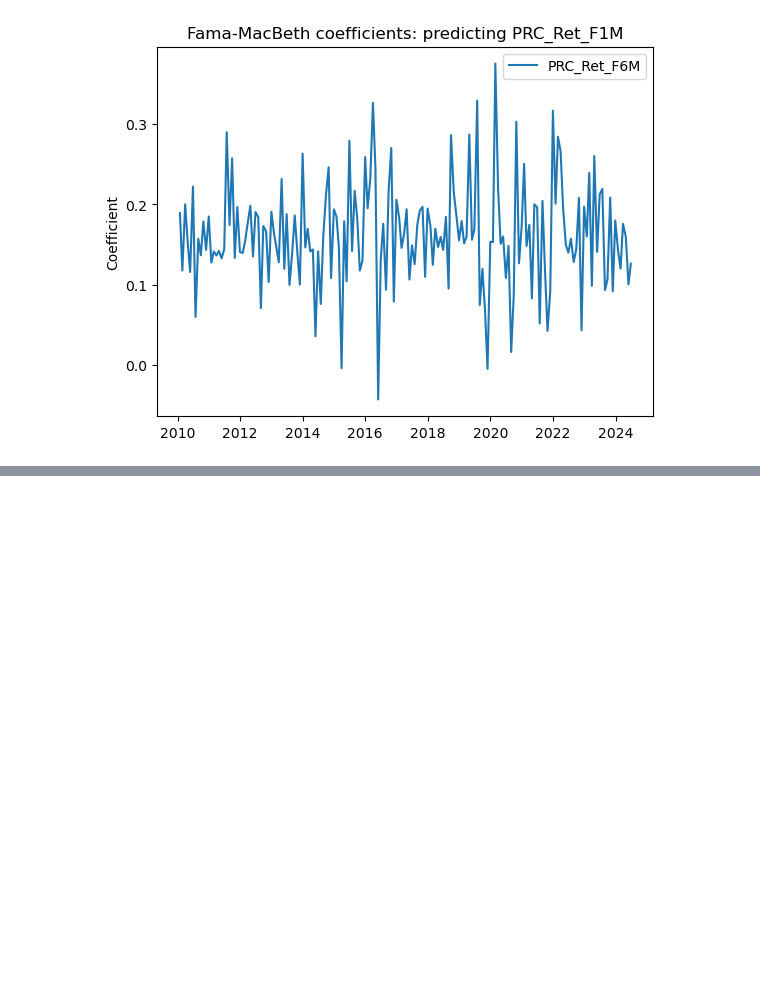
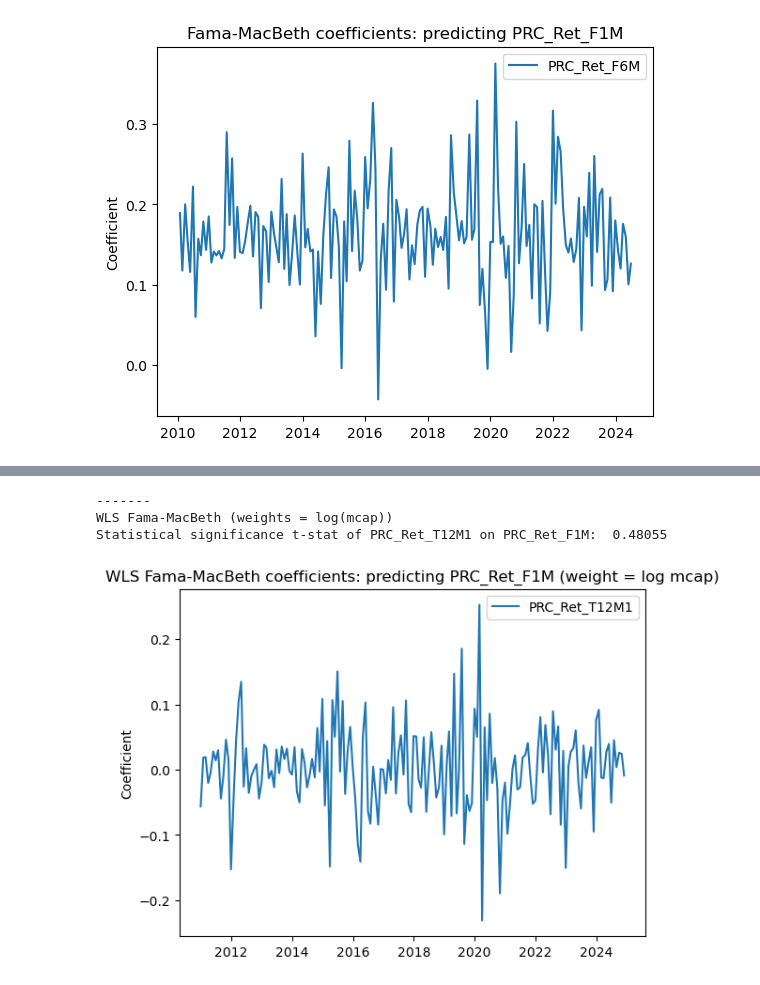
Before and after one commit to Nikhilesh-B/HW-Spring-2026, a Jupyter notebook: QIM/HW2/analysis.ipynb, the cells around one changed output, grey strips where cells are left out. Cells and saved outputs as stored; diff of their text form; code cells hidden in the pictures; blank space fills up the shorter version.

```diff
--- a/QIM/HW2/analysis.ipynb
+++ b/QIM/HW2/analysis.ipynb
@@ -803,0 +808,42 @@ Statistical significance t-stat of PRC_Ret_F6M on PRC_Ret_F1M:  33.22388
+# %%
+def fama_macbeth_regression_wls(indep, dep, weight_col='mcap', months=all_months):
+    """Fama-MacBeth regression using WLS with weights = log(weight_col)."""
+    if not isinstance(indep, list):
+        indep = [indep]
+
+    coef = {}
+    for m in months:
+        DF_month = DF.loc[m]
+        DF_month = DF_month[indep + [dep, weight_col]].dropna()
+        # Drop any rows where mcap <= 0 (log undefined)
+        DF_month = DF_month[DF_month[weight_col] > 0]
+        if len(DF_month) > 0:
+            X = sm.add_constant(DF_month[indep])
+            Y = DF_month[dep]
+            W = np.log(DF_month[weight_col])
+            model = sm.WLS(Y, X, weights=W).fit()
+            coef[m] = dict(model.params)
+
+    print("-------")
+    print("WLS Fama-MacBeth (weights = log(mcap))")
+    for i in indep:
+        coefficients = [c[i] for c in coef.values()]
+        coefficients_mean = np.mean(coefficients)
+        coefficients_std = np.std(coefficients, ddof=1) / np.sqrt(len(coefficients))
+        print(f"Statistical significance t-stat of {i} on {dep}: ", round(coefficients_mean / coefficients_std, 5))
+
+    fig, ax = plt.subplots()
+    for i in indep:
+        coefficients = [c[i] for c in coef.values()]
+        ax.plot(list(coef.keys()), coefficients, label=i)
+    ax.set_title(f"WLS Fama-MacBeth coefficients: predicting {dep} (weight = log mcap)")
+    ax.set_ylabel("Coefficient")
+    if len(indep) > 0:
+        ax.legend()
+
+fama_macbeth_regression_wls('PRC_Ret_T12M1', 'PRC_Ret_F1M')
+# %% [output]
+-------
+WLS Fama-MacBeth (weights = log(mcap))
+Statistical significance t-stat of PRC_Ret_T12M1 on PRC_Ret_F1M:  0.48055
+[figure, added]
```
Also changed, not shown: parts of 5 cells of this notebook.
